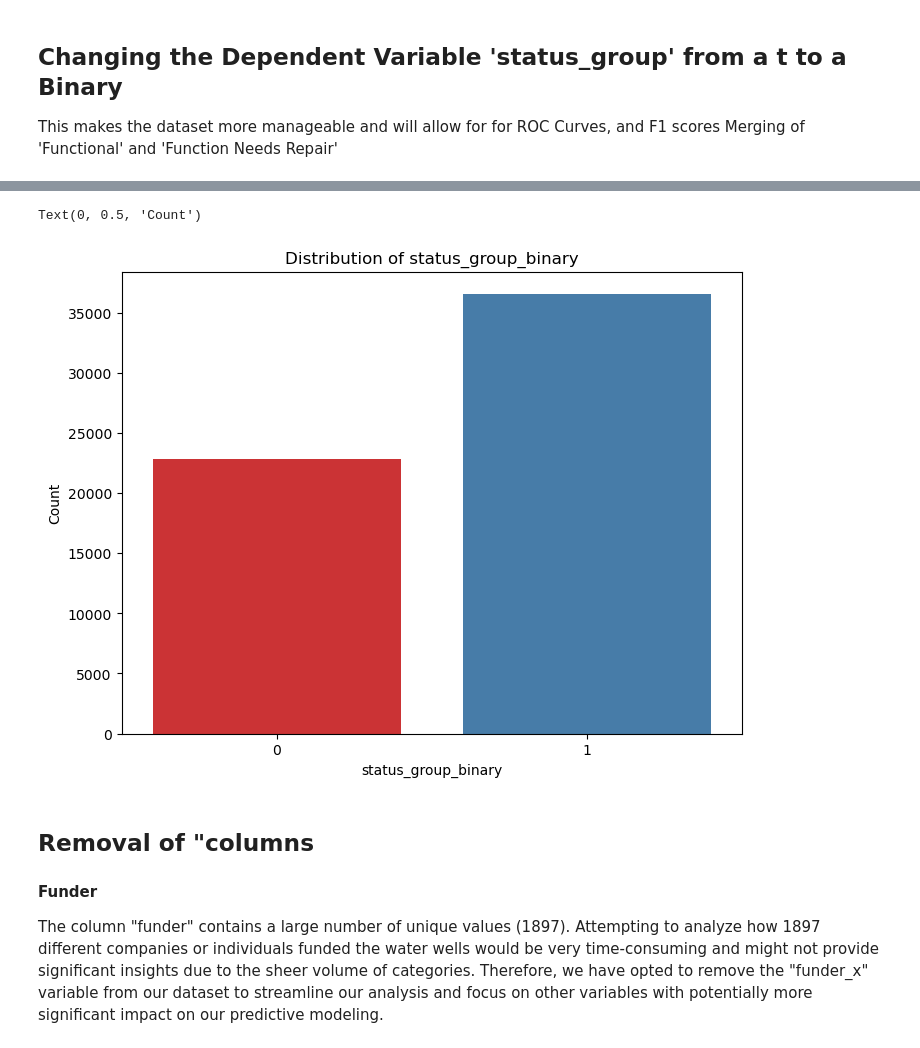
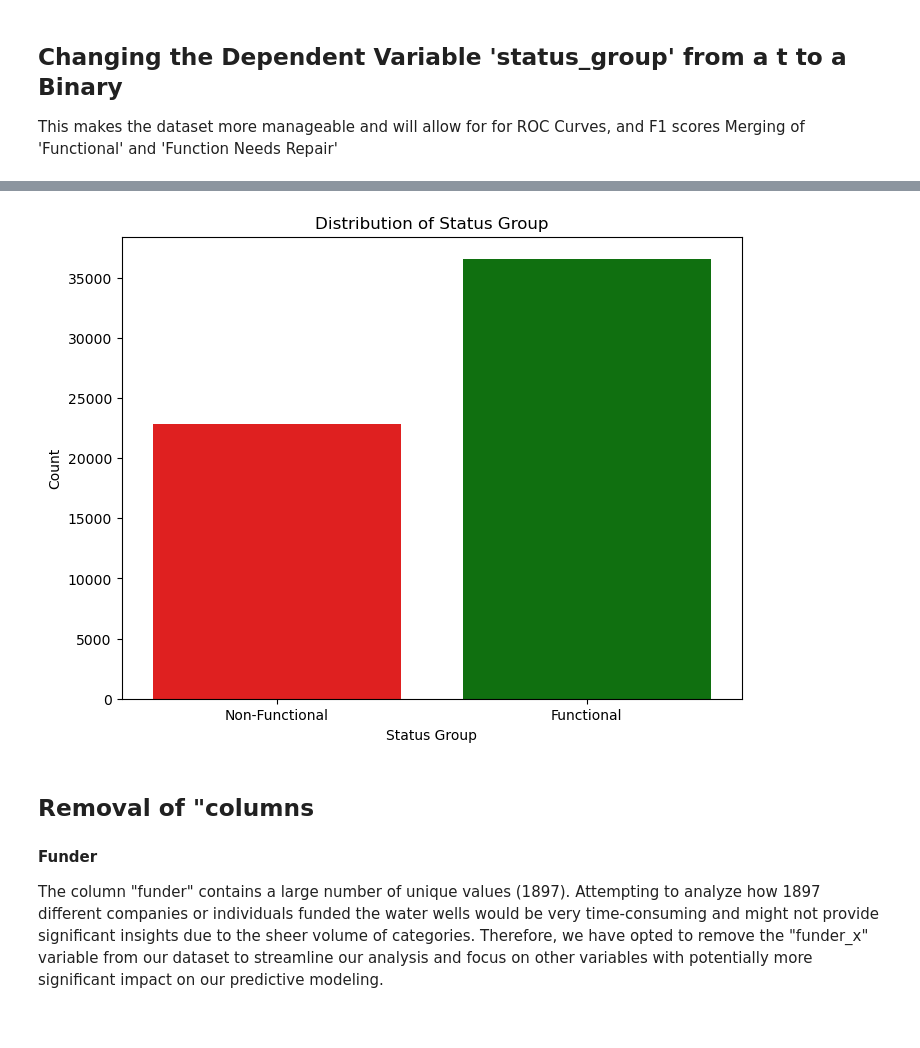
Before and after one commit to jguzzo522/twaterwell, a Jupyter notebook: tanwaterwell.ipynb, the cells around one changed output, grey strips where cells are left out. Saved outputs shown, nothing was run; the diff lists cells and outputs as text; code cells hidden in the pictures.

```diff
--- a/tanwaterwell.ipynb
+++ b/tanwaterwell.ipynb
@@ -212,22 +200,31 @@ merged_data['status_group_binary'] = np.where(
 
 # Drop the original 'status_group' column
 merged_data.drop(columns=['status_group'], inplace=True)
-# %%
-# Set figure size
-plt.figure(figsize=(8, 6))
-
-# Plot the counts of each category
-sns.countplot(data=merged_data, x='status_group_binary', palette='Set1')
-
-# Add labels and title
-plt.title('Distribution of status_group_binary')
-plt.xlabel('status_group_binary')
-plt.ylabel('Count')
-
-# Show plot
-# %% [output]
-Text(0, 0.5, 'Count')
-[figure, removed]
+# %%
+import matplotlib.pyplot as plt
+import seaborn as sns
+
+# Set figure size
+plt.figure(figsize=(8, 6))
+
+# Define color palette
+color_palette = {1: 'green', 0: 'red'}
+
+# Plot the counts of each category with custom colors
+sns.countplot(data=merged_data, x='status_group_binary', palette=color_palette)
+
+# Set the x-axis tick labels
+plt.xticks(ticks=[1, 0], labels=['Functional', 'Non-Functional'])
+
+# Add labels and title
+plt.title('Distribution of Status Group')
+plt.xlabel('Status Group')
+plt.ylabel('Count')
+
+# Show plot
+plt.show()
+# %% [output]
+[figure, added]
 # %% [markdown]
 ## Removal of "columns
 
```
Also changed, not shown: parts of 62 cells of this notebook.
